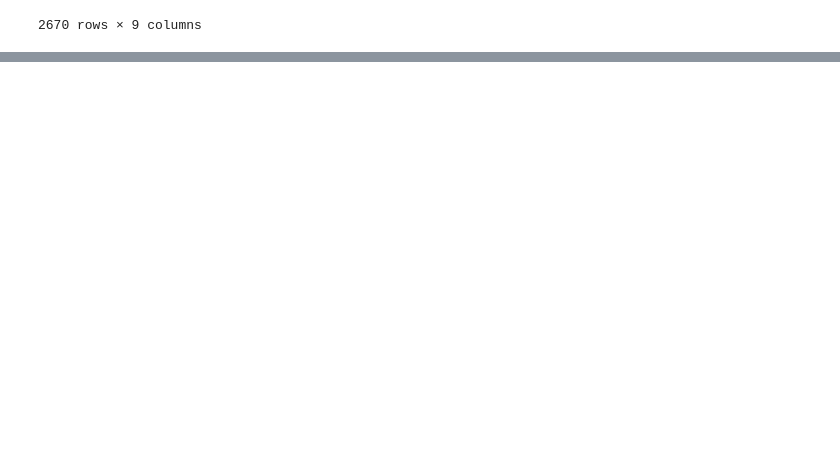
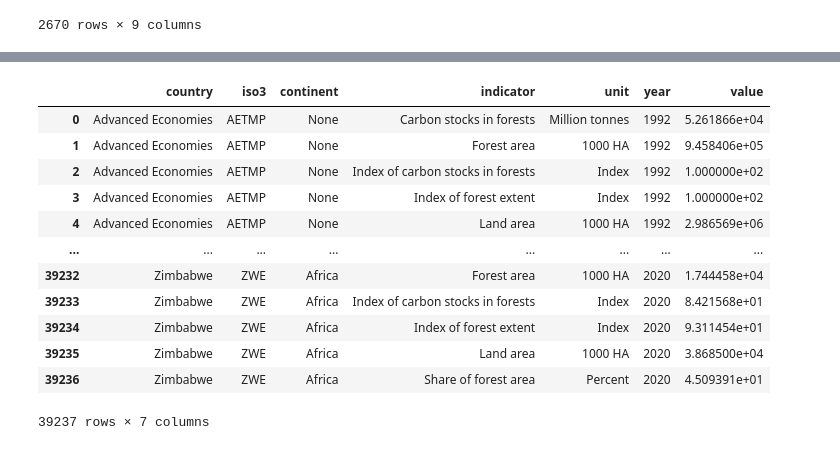
Before and after one commit to GitItDren/Project-3-ChangeYoClimate-MKSD-, a Jupyter notebook: natual_reasources.ipynb, the cells around one changed output, grey strips where cells are left out. Cells and saved outputs as stored; diff of their text form; code cells hidden in the pictures; blank space fills up the shorter version.

```diff
--- a/natual_reasources.ipynb
+++ b/natual_reasources.ipynb
@@ -436,0 +315,49 @@ land_df Statistical Values by Continent:
+# %%
+# Read the CSV file into a DataFrame
+forest_C_df = pd.read_csv('data/Forest_and_Carbon.csv')
+
+# Define a list of columns to drop by name
+columns_to_drop = ['ObjectId', 'ISO2', 'Source', 'CTS_Code', 'CTS_Name', 'CTS_Full_Descriptor']
+
+# Drop the specified columns
+forest_C = forest_C_df.drop(columns=columns_to_drop)
+
+# Handle missing values (replace NaN with NULL)
+dforest_C = forest_C .where(pd.notna(forest_C), None)
+
+# Define custom column names in the order of your DataFrame
+column_rename = {
+    'Country': 'country',
+    'ISO3': 'iso3',
+    'Indicator': 'indicator',
+    'Unit': 'unit'
+}
+
+# Rename columns using the rename method and inplace=True
+forest_C.rename(columns=column_rename, inplace=True)
+
+# Adding the 'Continent' column to the DataFrame
+forest_C.insert(1, 'continent', forest_C['country'].apply(determine_continent))
+
+# Melt the DataFrame to combine Fyear columns into 'Year' and corresponding values into 'Value'
+forest_C_melted = pd.melt(forest_C, id_vars=['country', 'iso3', 'continent', 'indicator', 'unit'], var_name='year', value_name='value')
+
+# Drop the 'F' from the 'Year' column
+forest_C_melted['year'] = forest_C_melted['year'].str.replace('F', '')
+
+# Check the melted DataFrame
+forest_C_melted
+# %% [output]
+|  | country | iso3 | continent | indicator | unit | year | value |
+| 0 | Advanced Economies | AETMP | None | Carbon stocks in forests | Million tonnes | 1992 | 5.261866e+04 |
+| 1 | Advanced Economies | AETMP | None | Forest area | 1000 HA | 1992 | 9.458406e+05 |
+| 2 | Advanced Economies | AETMP | None | Index of carbon stocks in forests | Index | 1992 | 1.000000e+02 |
+| 3 | Advanced Economies | AETMP | None | Index of forest extent | Index | 1992 | 1.000000e+02 |
+| 4 | Advanced Economies | AETMP | None | Land area | 1000 HA | 1992 | 2.986569e+06 |
+| ... | ... | ... | ... | ... | ... | ... | ... |
+| 39232 | Zimbabwe | ZWE | Africa | Forest area | 1000 HA | 2020 | 1.744458e+04 |
+| 39233 | Zimbabwe | ZWE | Africa | Index of carbon stocks in forests | Index | 2020 | 8.421568e+01 |
+| 39234 | Zimbabwe | ZWE | Africa | Index of forest extent | Index | 2020 | 9.311454e+01 |
+| 39235 | Zimbabwe | ZWE | Africa | Land area | 1000 HA | 2020 | 3.868500e+04 |
+| 39236 | Zimbabwe | ZWE | Africa | Share of forest area | Percent | 2020 | 4.509391e+01 |
+39237 rows × 7 columns
```
Also changed, not shown: parts of 33 cells of this notebook, 45 other files.
